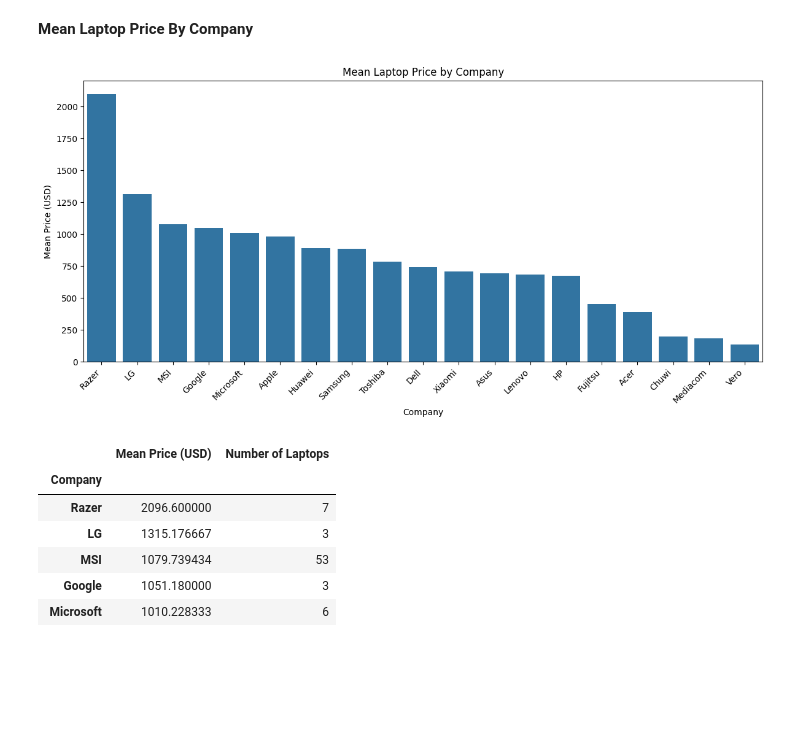
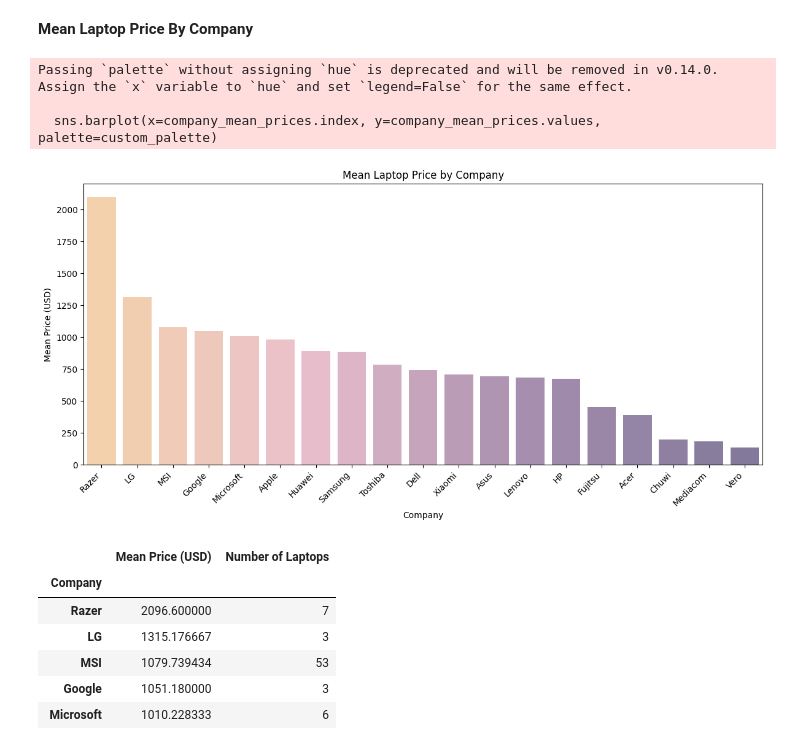
Before and after one commit to kimhongzhang323/WIA1007-Intro-to-Data-Science, a Jupyter notebook: src/IDS_EDA_PART.ipynb, the cells around one changed output. Drawn from its saved outputs; the diff is of its cells as text; code cells hidden in the pictures; blank space fills up the shorter version.

```diff
--- a/src/IDS_EDA_PART.ipynb
+++ b/src/IDS_EDA_PART.ipynb
@@ -122,18 +122,27 @@ company_data
 # %%
 # Calculate the mean price for each company
 company_mean_prices = df.groupby('Company')['Price'].mean().sort_values(ascending=False)
 
-# Create the bar chart
+# Define a custom palette using the specified colors in the order of brightness
+colors = ['#FFD2A0', '#EFB6C8', '#A888B5', '#8174A0']
+n_colors = len(company_mean_prices)
+cmap = LinearSegmentedColormap.from_list("custom_palette", colors, N=n_colors)
+custom_palette = [cmap(i/n_colors) for i in range(n_colors)]
+
+# Create the bar chart with the custom palette
 plt.figure(figsize=(12, 6))
-sns.barplot(x=company_mean_prices.index, y=company_mean_prices.values)
+sns.barplot(x=company_mean_prices.index, y=company_mean_prices.values, palette=custom_palette)
 plt.xlabel("Company")
 plt.ylabel("Mean Price (USD)")
 plt.title("Mean Laptop Price by Company")
 plt.xticks(rotation=45, ha='right')
 plt.tight_layout()
 plt.show()
 # %% [output]
+Passing `palette` without assigning `hue` is deprecated and will be removed in v0.14.0. Assign the `x` variable to `hue` and set `legend=False` for the same effect.
+
+  sns.barplot(x=company_mean_prices.index, y=company_mean_prices.values, palette=custom_palette)
-[figure, old version]
+[figure, new version]
 # %%
 # Calculate the mean price and count of laptops for each company
 company_stats = df.groupby('Company')['Price'].agg(['mean', 'count'])
```
Also changed, not shown: parts of 34 cells of this notebook, 4 other files.
